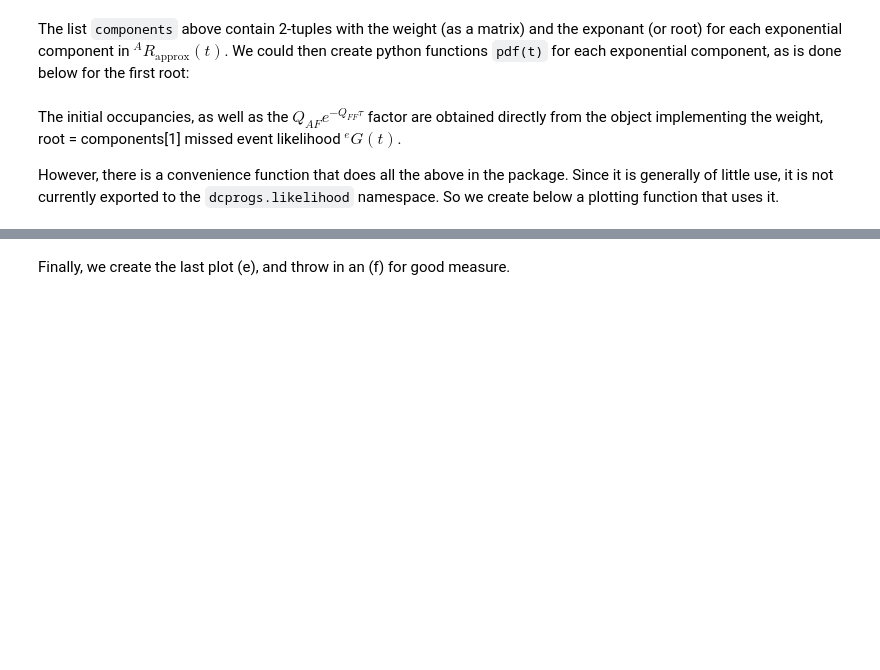
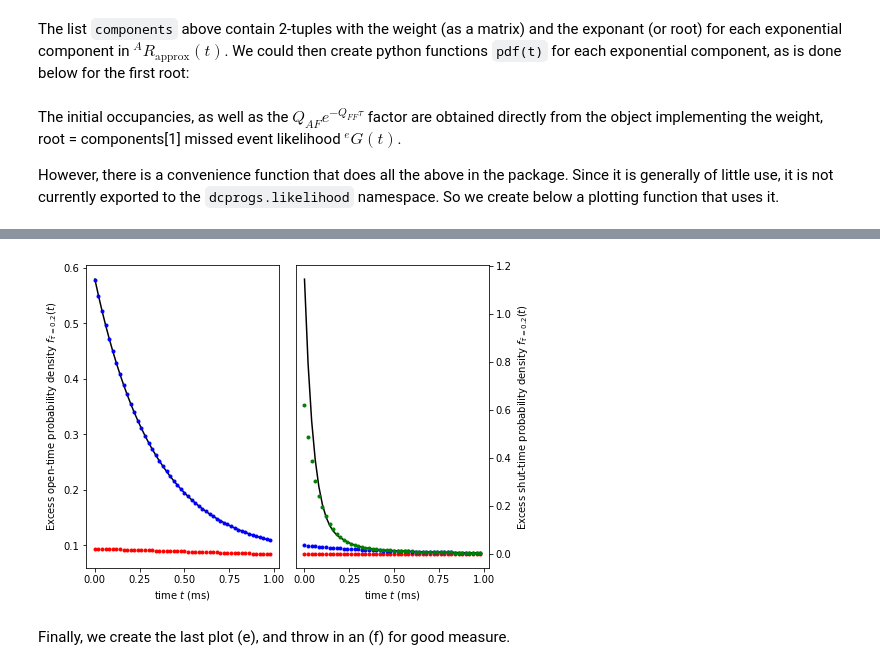
Before and after one commit to DCPROGS/HJCFIT, a Jupyter notebook: exploration/CH82.ipynb, the cells around one changed output, grey strips where cells are left out. Cells and saved outputs as stored; diff of their text form; code cells hidden in the pictures; blank space fills up the shorter version.

```diff
--- a/exploration/CH82.ipynb
+++ b/exploration/CH82.ipynb
@@ -86,7 +85,7 @@ def plot_exponentials(qmatrix, tau, x=None, ax=None, nmax=2, shut=False):
     if ax is None: plot(*graphb)
     else: ax.plot(*graphb)
 
-fig = plt.figure()
+fig = plt.figure(figsize=(7,5))
 ax = fig.add_subplot(1, 2, 1)
 ax.set_xlabel('time $t$ (ms)')
 ax.set_ylabel('Excess open-time probability density $f_{\\bar{\\tau}=0.2}(t)$')
@@ -105,3 +102,4 @@ fig.tight_layout()
+[figure, added]
 # %% [markdown]
 Finally, we create the last plot (e), and throw in an (f) for good measure.
 # %%
```
Also changed, not shown: parts of 5 cells of this notebook, 7 other files.
